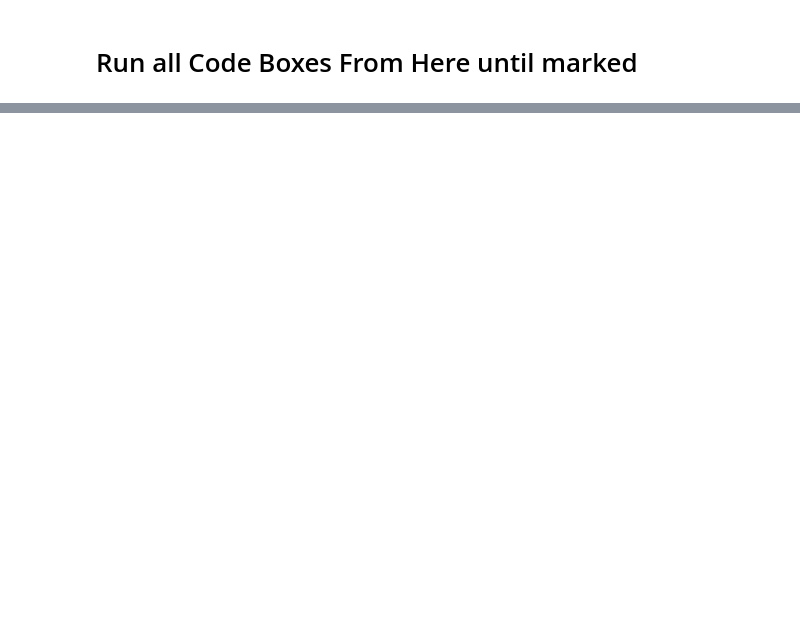
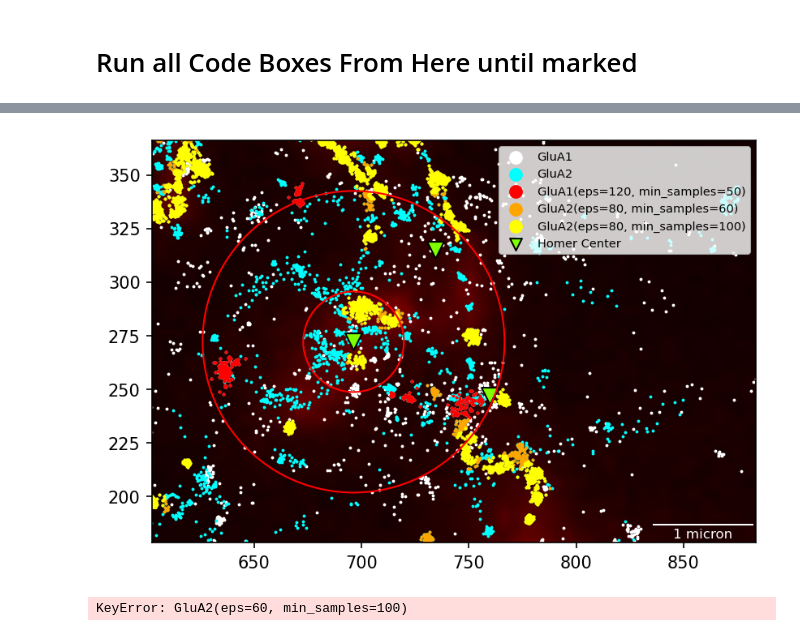
Before and after one commit to Max-Winga/Selvin-Lab-qPAINT-Segmentation, a Jupyter notebook: qPAINT Segmentation Code Rework 2.ipynb, the cells around one changed output, grey strips where cells are left out. Drawn from its saved outputs; the diff is of its cells as text; code cells hidden in the pictures; blank space fills up the shorter version.

```diff
--- a/qPAINT Segmentation Code Rework 2.ipynb
+++ b/qPAINT Segmentation Code Rework 2.ipynb
@@ -908,0 +622,9 @@ plot_multi_level_clustering(multi_level_neighborhoods[index], all_points=raw_Glu
+# %%
+TestFOV.plot_homer(17, Params=Params, circle_radii=[500, 1500], show_points=['GluA1', 'GluA2'], other_homers=True)
+# %% [output]
+[figure, added]
+# %%
+TestFOV.clustering_results[Param3][3].plot(buffer=1500, nearby_points=True)
+TestFOV.clustering_results[Param3][3].frames.get_average_dark_time(plot=True)
+# %% [output]
+KeyError: GluA2(eps=60, min_samples=100)
```
Also changed, not shown: parts of 23 cells of this notebook.
